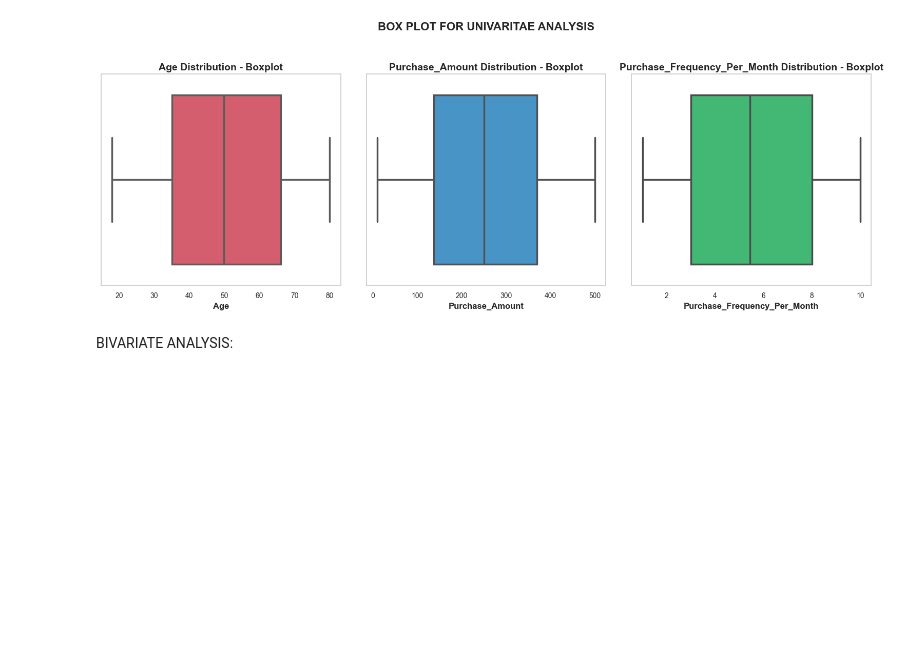
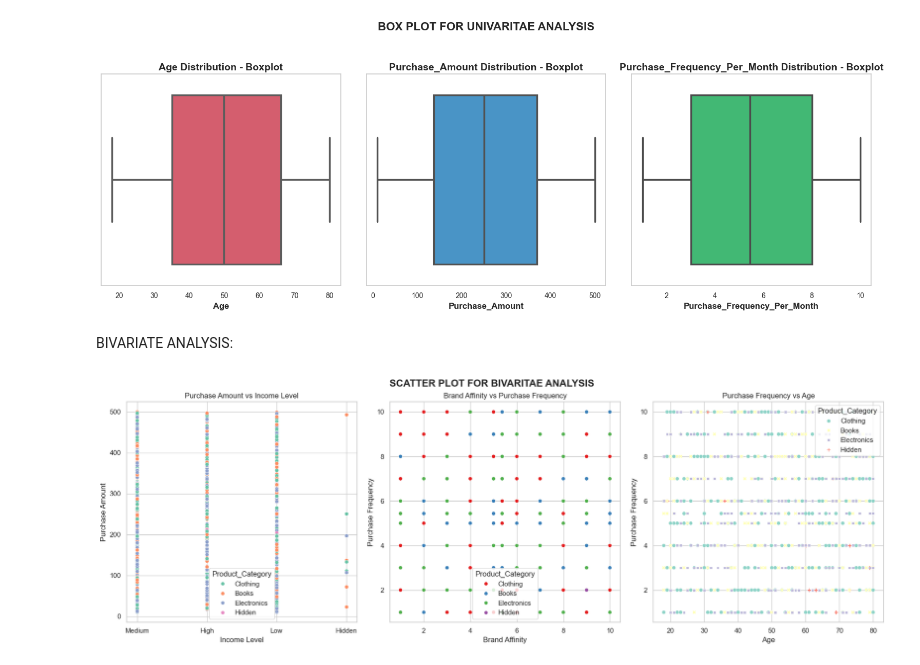
Before and after one commit to shilok09/IDS_Project, a Jupyter notebook: main.ipynb, the cells around one changed output. Saved outputs shown, nothing was run; the diff lists cells and outputs as text; code cells hidden in the pictures; blank space fills up the shorter version.

Commit message:
Bi variate Analysis

```diff
--- a/main.ipynb
+++ b/main.ipynb
@@ -202,3 +201,31 @@ plt.show()
 [figure]
 # %% [markdown]
 BIVARIATE ANALYSIS:
+# %%
+import seaborn as sns
+# Scatterplots
+fig, axes = plt.subplots(1, 3, figsize=(18, 6))
+
+# Scatterplot 1: Purchase Amount vs Income Level
+sns.scatterplot(x=df['Income_Level'], y=df['Purchase_Amount'], hue=df['Product_Category'],palette='Set2', ax=axes[0])
+axes[0].set_title('Purchase Amount vs Income Level')
+axes[0].set_xlabel('Income Level')
+axes[0].set_ylabel('Purchase Amount')
+
+# Scatterplot 2: Brand Affinity vs Product Category
+sns.scatterplot(x=df['Brand_Affinity_Score'], y=df['Purchase_Frequency_Per_Month'], hue=df['Product_Category'],palette='Set1',ax=axes[1])
+axes[1].set_title('Brand Affinity vs Purchase Frequency')
+axes[1].set_xlabel('Brand Affinity')
+axes[1].set_ylabel('Purchase Frequency')
+
+# Scatterplot 3: Purchase Frequency vs Age
+sns.scatterplot(x=df['Age'], y=df['Purchase_Frequency_Per_Month'], hue=df['Product_Category'],style=df['Product_Category'],palette='Set3',ax=axes[2])
+axes[2].set_title('Purchase Frequency vs Age')
+axes[2].set_xlabel('Age')
+axes[2].set_ylabel('Purchase Frequency')
+
+plt.tight_layout()
+plt.suptitle('SCATTER PLOT FOR BIVARITAE ANALYSIS',fontsize=16,weight='bold',y=1.02)
+plt.show()
+# %% [output]
+[figure, added]
```
Also changed, not shown: parts of 1 cell of this notebook.
